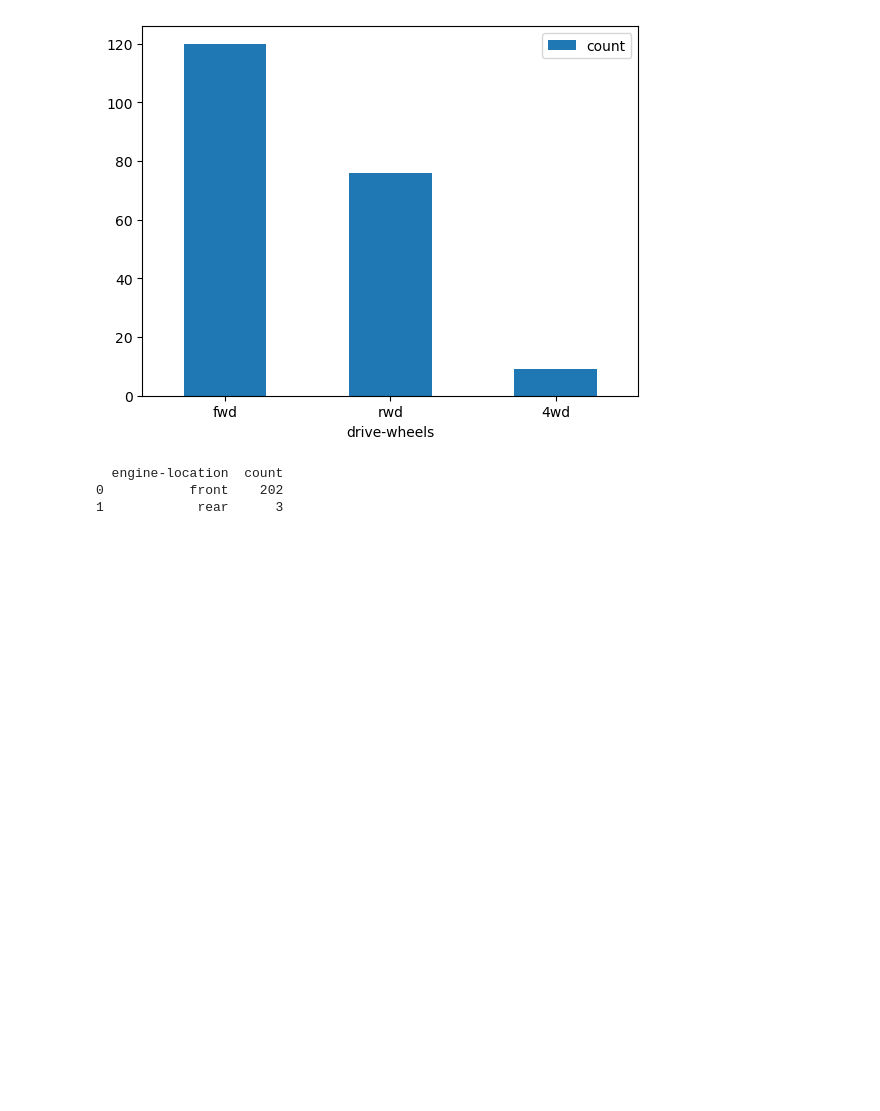
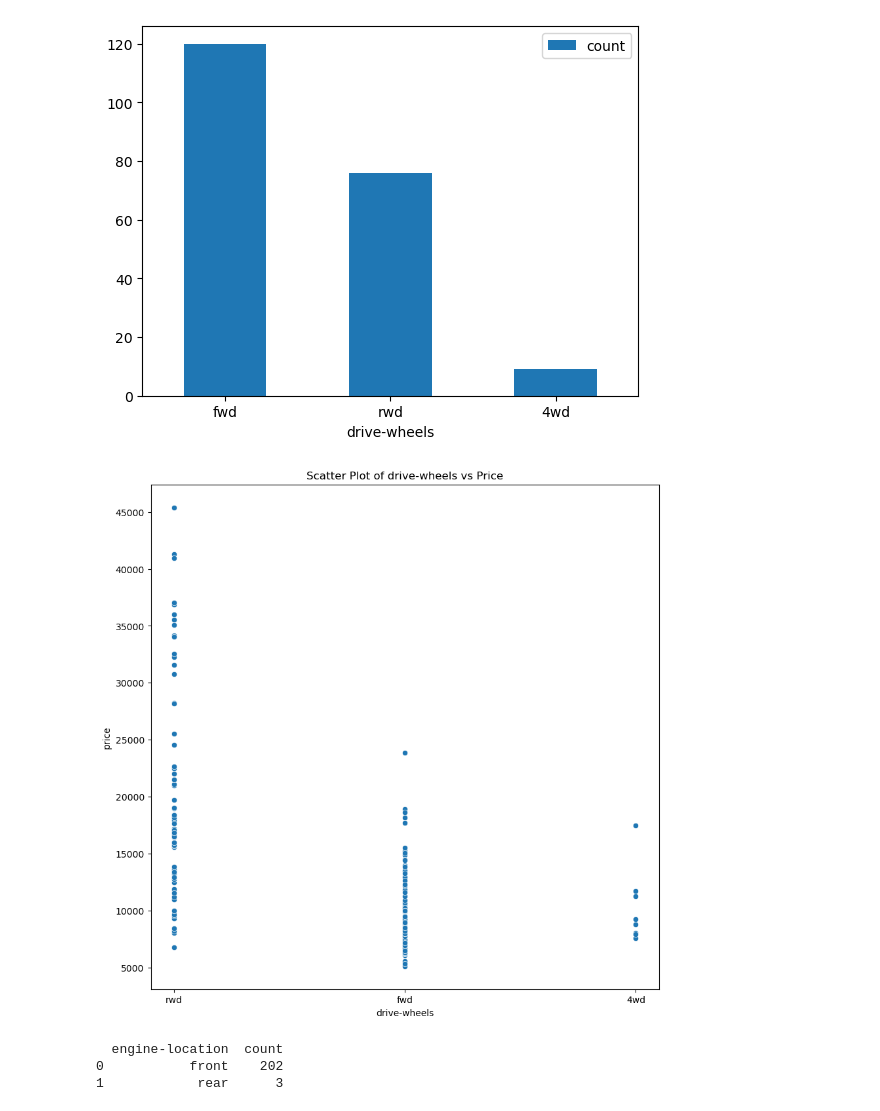
Before and after one commit to elliotbabilonia/automobile-project, a Jupyter notebook: code.ipynb, the cells around one changed output. Drawn from its saved outputs; the diff is of its cells as text; code cells hidden in the pictures; blank space fills up the shorter version.

```diff
--- a/code.ipynb
+++ b/code.ipynb
@@ -201,6 +201,13 @@ drive_wheels_counts.plot.bar(x='drive-wheels',y='count', rot=0)
 # %% [output]
 <Axes: xlabel='drive-wheels'>
 [figure]
+# %%
+plt.figure(figsize=(10, 10))
+sns.scatterplot(x=automobile.data.features['drive-wheels'], y=automobile.data.features['price'])
+plt.title('Scatter Plot of drive-wheels vs Price')
+plt.show()
+# %% [output]
+[figure, added]
 # %%
 engine_location_counts=automobile.data.features['engine-location'].value_counts().reset_index()
 print(engine_location_counts)
```
Also changed, not shown: parts of 1 cell of this notebook.
